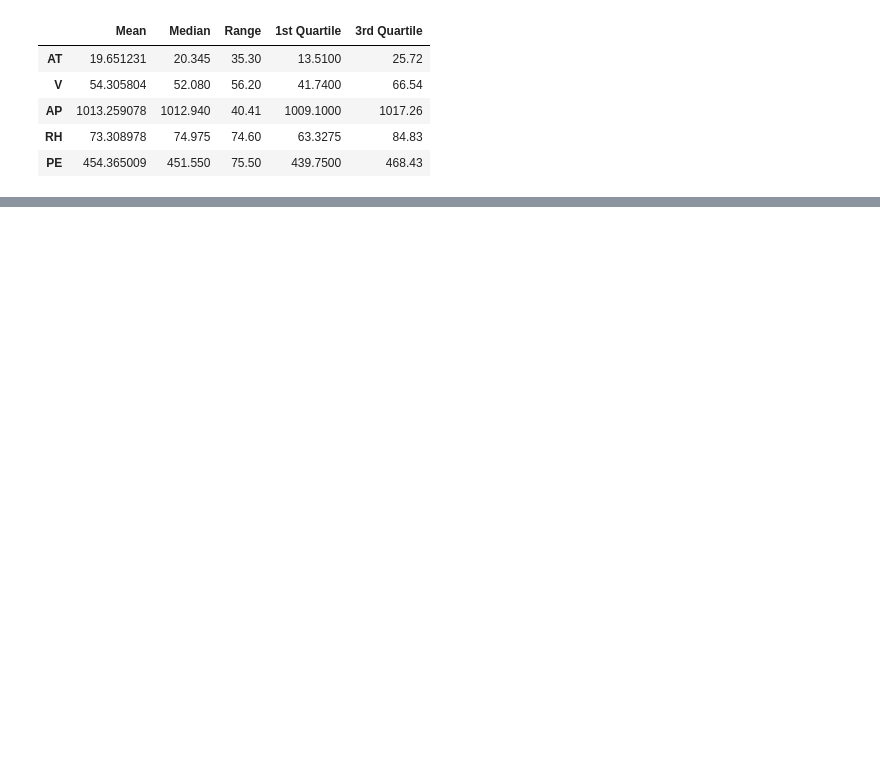
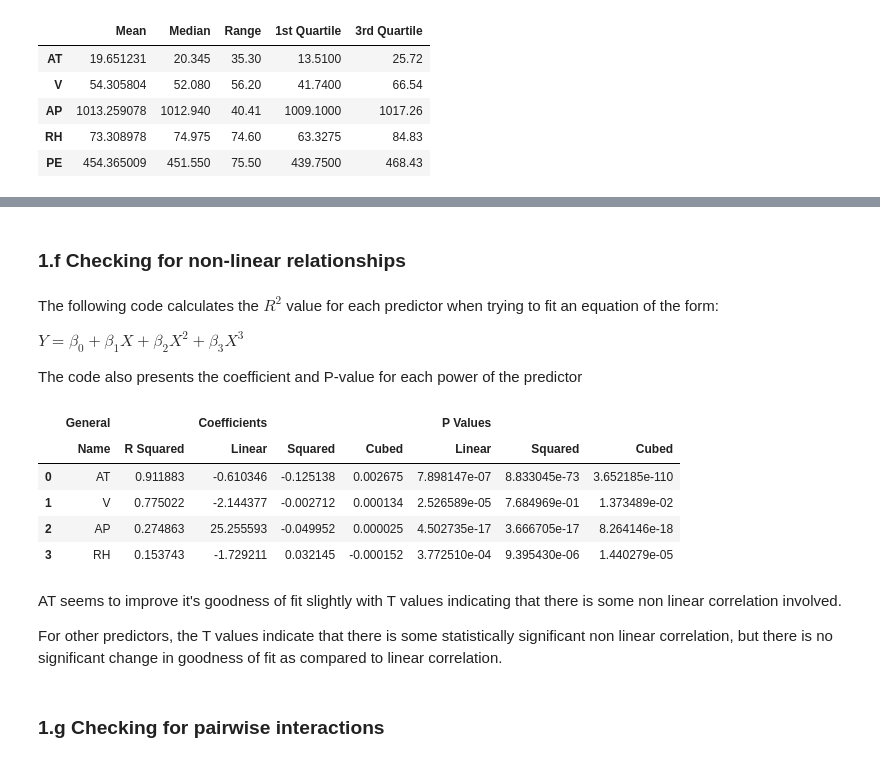
Before and after one commit to suryanarayanan21/DSCI552-Assignments, a Jupyter notebook: notebook/Ananthakrishnan_Suryanarayanan_HW2.ipynb, the cells around one changed output, grey strips where cells are left out. Cells and saved outputs as stored; diff of their text form; code cells hidden in the pictures; blank space fills up the shorter version.

```diff
--- a/notebook/Ananthakrishnan_Suryanarayanan_HW2.ipynb
+++ b/notebook/Ananthakrishnan_Suryanarayanan_HW2.ipynb
@@ -92,0 +184,51 @@ ValueError: Expected a 2-dimensional container but got <class 'pandas.core.serie
+# %% [markdown]
+### 1.f Checking for non-linear relationships
+# %% [markdown]
+The following code calculates the $R^{2}$ value for each predictor when trying to fit an equation of the form:
+
+$Y = \beta_{0} + \beta_{1}X + \beta_{2}X^{2} + \beta_{3}X^3$
+
+The code also presents the coefficient and P-value for each power of the predictor
+# %%
+results = {
+    ('General', 'Name'): [],
+    ('General', 'R Squared'): [],
+    ('Coefficients', 'Linear'): [],
+    ('Coefficients', 'Squared'): [],
+    ('Coefficients', 'Cubed'): [],
+    ('P Values', 'Linear'): [],
+    ('P Values', 'Squared'): [],
+    ('P Values', 'Cubed'): [],
+}
+
+for col in data.columns:
+
+    if col == 'PE':
+        break
+
+    X = pandas.DataFrame()
+    X['linear'], X['squared'], X['cubed'] = data[col], data[col]**2, data[col]**3
+    model = sm.OLS(data['PE'], sm.add_constant(X)).fit()
+    results[('General', 'Name')].append(col)
+    results[('Coefficients', 'Linear')].append(model.params['linear'])
+    results[('Coefficients', 'Squared')].append(model.params['squared'])
+    results[('Coefficients', 'Cubed')].append(model.params['cubed'])
+    results[('P Values', 'Linear')].append(model.pvalues['linear'])
+    results[('P Values', 'Squared')].append(model.pvalues['squared'])
+    results[('P Values', 'Cubed')].append(model.pvalues['cubed'])
+    results[('General', 'R Squared')].append(model.rsquared)
+
+pandas.DataFrame(results)
+# %% [output]
+|  | General |  | Coefficients |  |  | P Values |  |  |
+|  | Name | R Squared | Linear | Squared | Cubed | Linear | Squared | Cubed |
+| 0 | AT | 0.911883 | -0.610346 | -0.125138 | 0.002675 | 7.898147e-07 | 8.833045e-73 | 3.652185e-110 |
+| 1 | V | 0.775022 | -2.144377 | -0.002712 | 0.000134 | 2.526589e-05 | 7.684969e-01 | 1.373489e-02 |
+| 2 | AP | 0.274863 | 25.255593 | -0.049952 | 0.000025 | 4.502735e-17 | 3.666705e-17 | 8.264146e-18 |
+| 3 | RH | 0.153743 | -1.729211 | 0.032145 | -0.000152 | 3.772510e-04 | 9.395430e-06 | 1.440279e-05 |
+# %% [markdown]
+AT seems to improve it's goodness of fit slightly with T values indicating that there is some non linear correlation involved.
+
+For other predictors, the T values indicate that there is some statistically significant non linear correlation, but there is no significant change in goodness of fit as compared to linear correlation.
+# %% [markdown]
+### 1.g Checking for pairwise interactions
```
Also changed, not shown: parts of 28 cells of this notebook.
